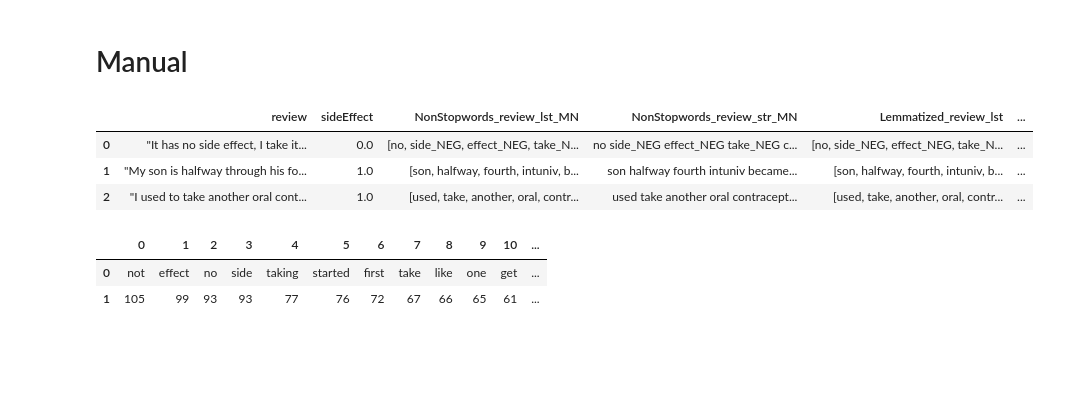
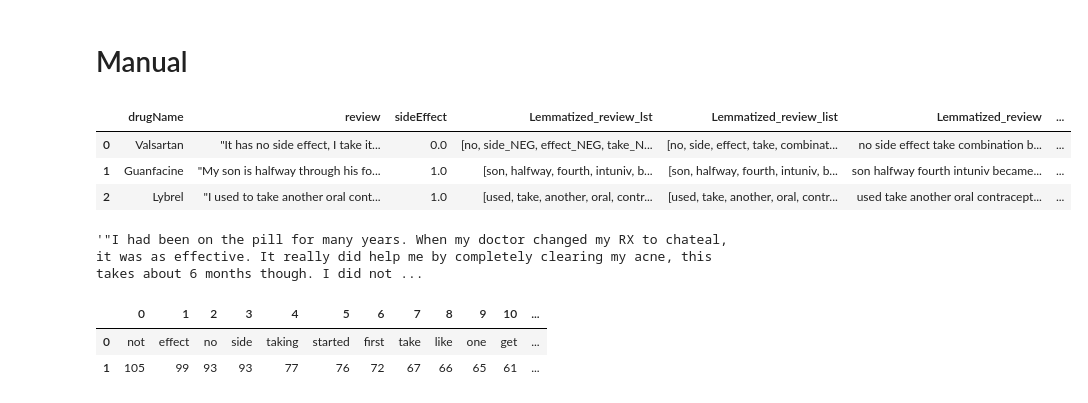
Before and after one commit to hendahmke/adverse_drug_reactions, a Jupyter notebook: notebooks/Adverse_Drug_Events_Custom_Vec_LDA_NMF_SVD.ipynb, the cells around one changed output. Drawn from its saved outputs; the diff is of its cells as text; code cells hidden in the pictures; blank space fills up the shorter version.

```diff
--- a/notebooks/Adverse_Drug_Events_Custom_Vec_LDA_NMF_SVD.ipynb
+++ b/notebooks/Adverse_Drug_Events_Custom_Vec_LDA_NMF_SVD.ipynb
@@ -331,40 +344,47 @@ manual = pd.read_csv("/content/drive/MyDrive/Data/adr_labelled_data.csv")
 
 manual = manual.drop(["Unnamed: 8"], axis = 1).head(299)
 
-manual = manual.drop(["uniqueID", "drugName", "condition", "date", "rating", "usefulCount"], axis = 1)
+manual = manual.drop(["uniqueID", "condition", "date", "rating", "usefulCount"], axis = 1)
 
 manual["clean_review"] = manual["review"].apply(punctuation)
 manual['clean_review'] = manual.clean_review.apply(remove_numbers)
 manual['clean_review_lst'] = manual.clean_review.apply(to_list)
 
 manual["NonStopwords_review_lst"] = manual.clean_review.apply(remove_stopwords)
 manual["NonStopwords_review_str"] = manual.NonStopwords_review_lst.apply(to_string)
 
 manual["NonStopwords_review_lst_MN"] = manual.clean_review.apply(m_negation)
 manual["NonStopwords_review_str_MN"] = manual.NonStopwords_review_lst_MN.apply(to_string)
 
 manual["Lemmatized_review_lst"] = manual.NonStopwords_review_lst_MN.apply(lemmatize_review)
 manual["Lemmatized_review_str"] = manual.Lemmatized_review_lst.apply(to_string)
 
 manual["Lemmatized_review_list"] = manual.NonStopwords_review_lst.apply(lemmatize_review)
 manual["Lemmatized_review"] = manual.Lemmatized_review_list.apply(to_string)
 manual["Lemmatized_review_list"] = manual.Lemmatized_review.apply(remove_stopwords)
 manual["Lemmatized_review"] = manual.Lemmatized_review_list.apply(to_string)
 
 manual["words_count"] = manual.Lemmatized_review_list.apply(count_words)
 
 X = manual["Lemmatized_review"]
 
 y = manual["sideEffect"]
 
-manual = manual.drop(["clean_review", "clean_review_lst", "NonStopwords_review_lst", "NonStopwords_review_str"], axis = 1)
+manual = manual.drop(["clean_review", "clean_review_lst", "NonStopwords_review_lst", "NonStopwords_review_str", "NonStopwords_review_lst_MN",
+                      "NonStopwords_review_str_MN", "Lemmatized_review_str"], axis = 1)
+
+manual["Side_Effects_mention"] = manual.Lemmatized_review_lst.apply(side_effects_lst)
 
 manual.head(3)
 # %% [output]
-|  | review | sideEffect | NonStopwords_review_lst_MN | NonStopwords_review_str_MN | Lemmatized_review_lst | ... |
-| 0 | "It has no side effect, I take it... | 0.0 | [no, side_NEG, effect_NEG, take_N... | no side_NEG effect_NEG take_NEG c... | [no, side_NEG, effect_NEG, take_N... | ... |
-| 1 | "My son is halfway through his fo... | 1.0 | [son, halfway, fourth, intuniv, b... | son halfway fourth intuniv became... | [son, halfway, fourth, intuniv, b... | ... |
-| 2 | "I used to take another oral cont... | 1.0 | [used, take, another, oral, contr... | used take another oral contracept... | [used, take, another, oral, contr... | ... |
+|  | drugName | review | sideEffect | Lemmatized_review_lst | Lemmatized_review_list | Lemmatized_review | ... |
+| 0 | Valsartan | "It has no side effect, I take it... | 0.0 | [no, side_NEG, effect_NEG, take_N... | [no, side, effect, take, combinat... | no side effect take combination b... | ... |
+| 1 | Guanfacine | "My son is halfway through his fo... | 1.0 | [son, halfway, fourth, intuniv, b... | [son, halfway, fourth, intuniv, b... | son halfway fourth intuniv became... | ... |
+| 2 | Lybrel | "I used to take another oral cont... | 1.0 | [used, take, another, oral, contr... | [used, take, another, oral, contr... | used take another oral contracept... | ... |
+# %%
+manual.review[9]
+# %% [output]
+'"I had been on the pill for many years. When my doctor changed my RX to chateal, it was as effective. It really did help me by completely clearing my acne, this takes about 6 months though. I did not ...
 # %%
 total_count(manual["words_count"])
 # %% [output]
```
Also changed, not shown: parts of 25 cells of this notebook.
